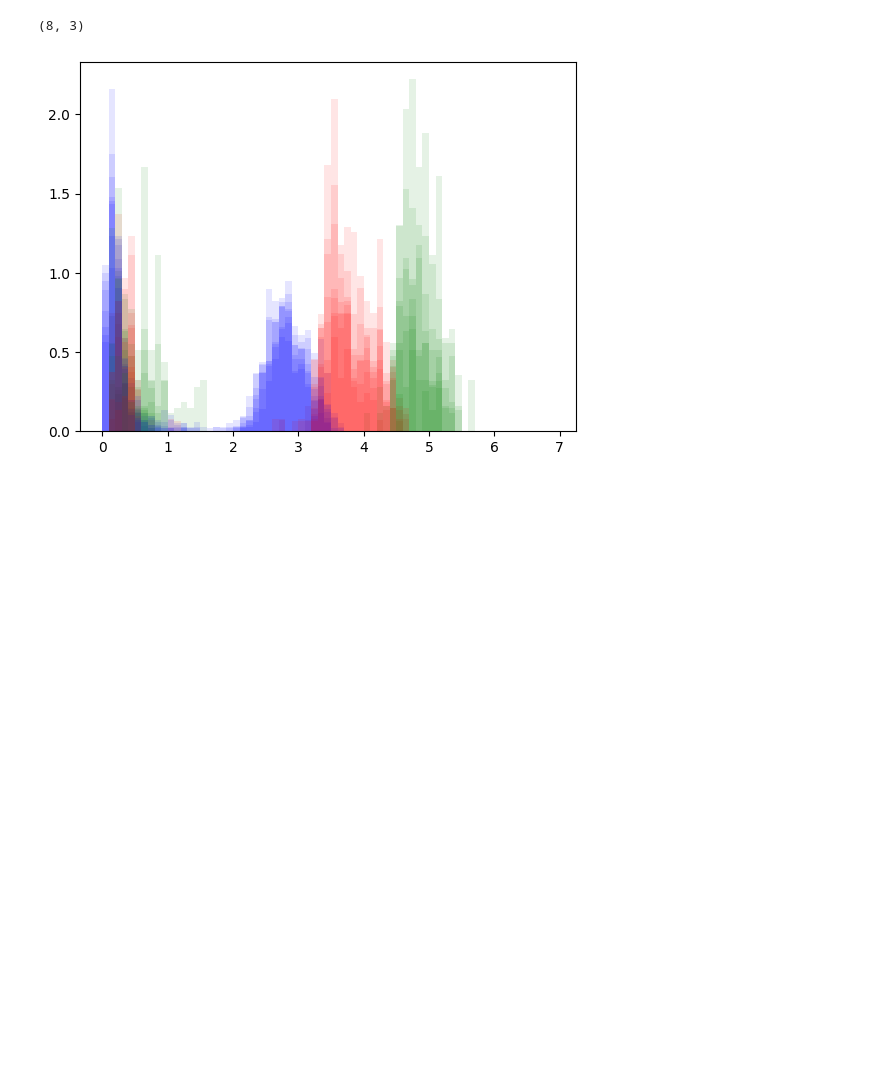
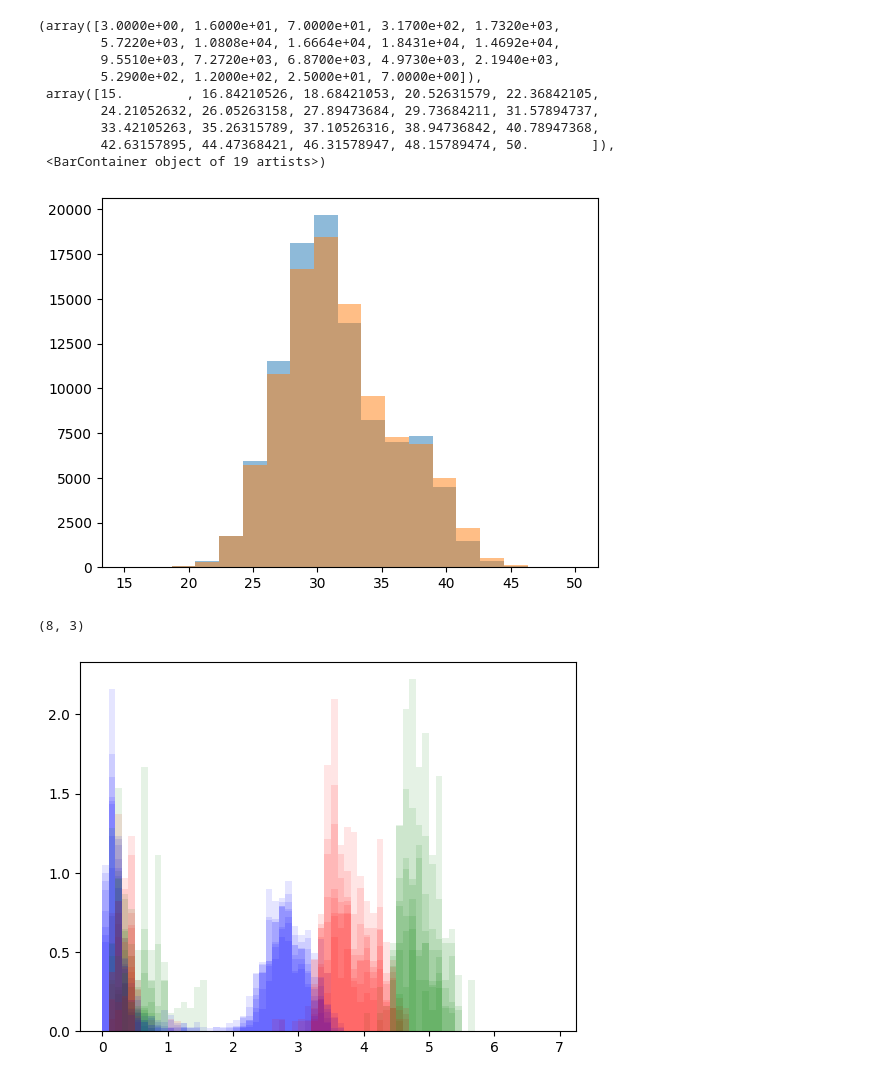
Before and after one commit to fpetri115/LBGforecast, a Jupyter notebook: test_nz_generation_fast.ipynb, the cells around one changed output. Saved outputs shown, nothing was run; the diff lists cells and outputs as text; code cells hidden in the pictures; blank space fills up the shorter version.

```diff
--- a/test_nz_generation_fast.ipynb
+++ b/test_nz_generation_fast.ipynb
@@ -32,3 +18,19 @@ array([[[ 7.12364197e-01],
+# %%
+real = 7
+bins = np.linspace(15, 50, 20)
+plt.hist(photometry0[real], bins=bins, alpha=0.5)
+plt.hist(photometry[real], bins=bins, alpha=0.5)
+# %% [output]
+(array([3.0000e+00, 1.6000e+01, 7.0000e+01, 3.1700e+02, 1.7320e+03,
+        5.7220e+03, 1.0808e+04, 1.6664e+04, 1.8431e+04, 1.4692e+04,
+        9.5510e+03, 7.2720e+03, 6.8700e+03, 4.9730e+03, 2.1940e+03,
+        5.2900e+02, 1.2000e+02, 2.5000e+01, 7.0000e+00]),
+ array([15.        , 16.84210526, 18.68421053, 20.52631579, 22.36842105,
+        24.21052632, 26.05263158, 27.89473684, 29.73684211, 31.57894737,
+        33.42105263, 35.26315789, 37.10526316, 38.94736842, 40.78947368,
+        42.63157895, 44.47368421, 46.31578947, 48.15789474, 50.        ]),
+ <BarContainer object of 19 artists>)
+[figure, added]
 # %%
 run='hpc4'
 nzs = np.load("nz_samples/nz_"+run+".npy", allow_pickle=True)
```
Also changed, not shown: parts of 1 cell of this notebook, 1 other file.
